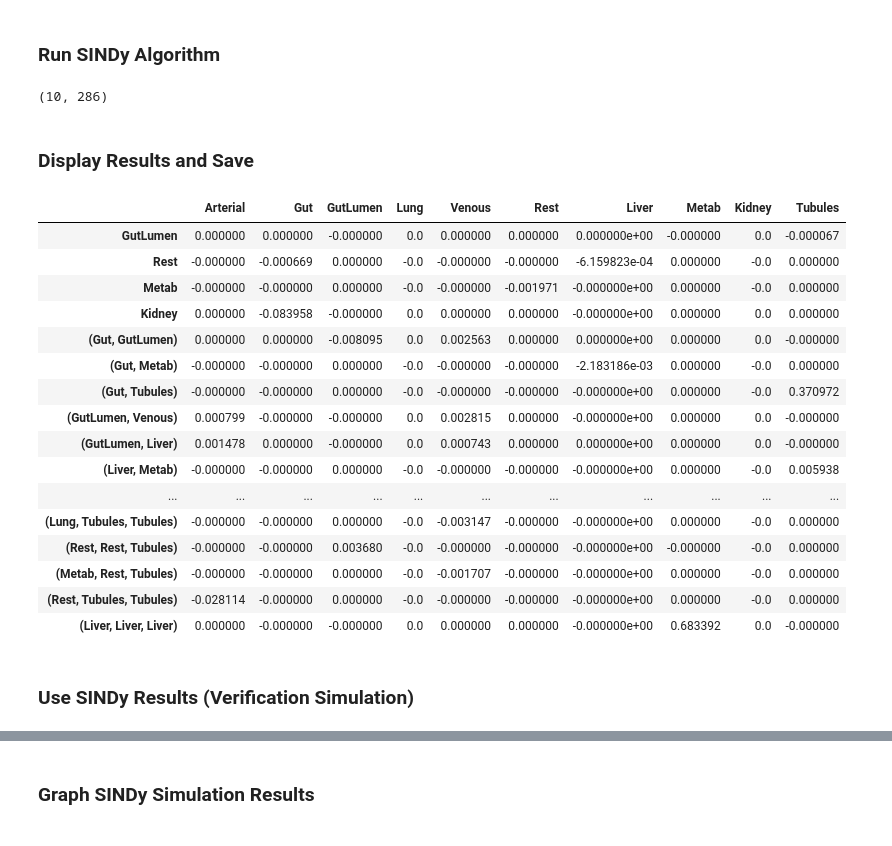
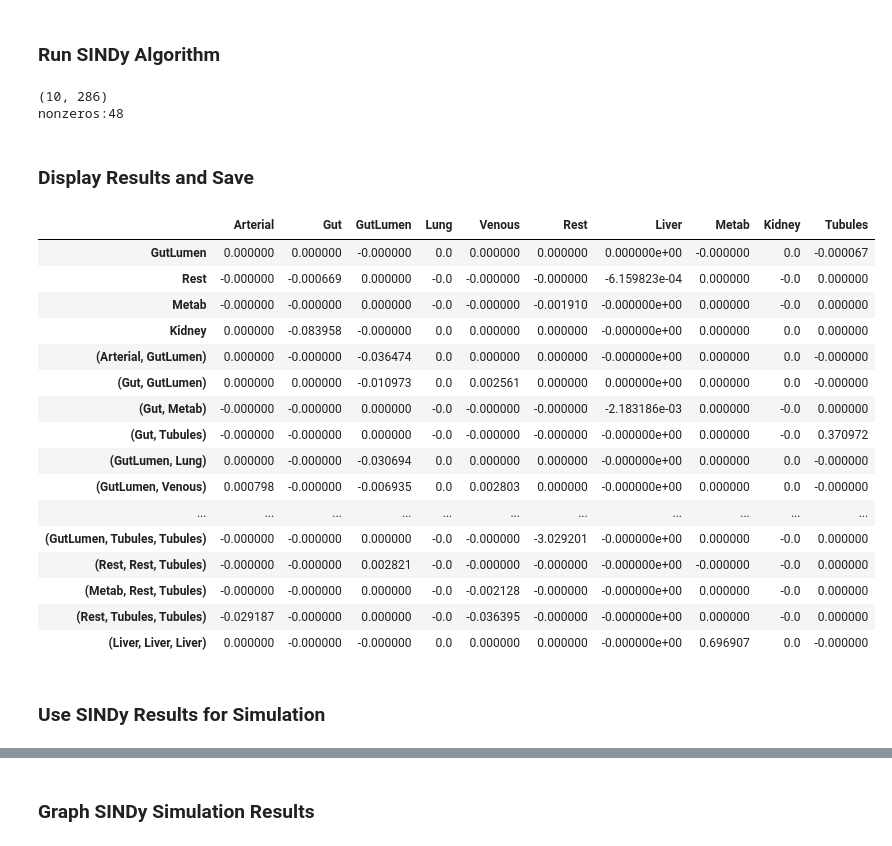
Before and after one commit to johnhainline/sparsedynamics, a Jupyter notebook: python_implementation/simbio-model.ipynb, the cells around one changed output, grey strips where cells are left out. Drawn from its saved outputs; the diff is of its cells as text; code cells hidden in the pictures.

```diff
--- a/python_implementation/simbio-model.ipynb
+++ b/python_implementation/simbio-model.ipynb
@@ -121,35 +127,37 @@ Theta = pd.DataFrame()
 Theta = poolData(xdf, nVars, polyorder, usesine)
 
 # run SINDy
-xdf_hat = sparsifyDynamics(Theta, xdf_dot, lam)
+xdf_hat = sparsifyDynamics(Theta, xdf_dot, lam, 100000)
 xdf_hat = xdf_hat.set_index(dot_labels)
 print(xdf_hat.shape)
+print('nonzeros:' + str(np.count_nonzero(xdf_hat)))
 # %% [output]
 (10, 286)
+nonzeros:48
 # %% [markdown]
 ### Display Results and Save
 # %%
 # Save to csv
 xdf_hat.to_csv('../models/data/dynamics.csv')
-# Display results except rows that have all zeros
-xdf_hat.T.loc[(xdf_hat.T!=0).any(axis=1)]
+# Display results except rows/cols that have all zeros
+xdf_hat.T.loc[np.logical_and((xdf_hat.T!=0).any(axis=1), (xdf_hat!=0).any(axis=0))]
 # %% [output]
 |  | Arterial | Gut | GutLumen | Lung | Venous | Rest | Liver | Metab | Kidney | Tubules |
 | GutLumen | 0.000000 | 0.000000 | -0.000000 | 0.0 | 0.000000 | 0.000000 | 0.000000e+00 | -0.000000 | 0.0 | -0.000067 |
 | Rest | -0.000000 | -0.000669 | 0.000000 | -0.0 | -0.000000 | -0.000000 | -6.159823e-04 | 0.000000 | -0.0 | 0.000000 |
-| Metab | -0.000000 | -0.000000 | 0.000000 | -0.0 | -0.000000 | -0.001971 | -0.000000e+00 | 0.000000 | -0.0 | 0.000000 |
+| Metab | -0.000000 | -0.000000 | 0.000000 | -0.0 | -0.000000 | -0.001910 | -0.000000e+00 | 0.000000 | -0.0 | 0.000000 |
 | Kidney | 0.000000 | -0.083958 | -0.000000 | 0.0 | 0.000000 | 0.000000 | -0.000000e+00 | 0.000000 | 0.0 | 0.000000 |
-| (Gut, GutLumen) | 0.000000 | 0.000000 | -0.008095 | 0.0 | 0.002563 | 0.000000 | 0.000000e+00 | 0.000000 | 0.0 | -0.000000 |
+| (Arterial, GutLumen) | 0.000000 | -0.000000 | -0.036474 | 0.0 | 0.000000 | 0.000000 | -0.000000e+00 | 0.000000 | 0.0 | -0.000000 |
+| (Gut, GutLumen) | 0.000000 | 0.000000 | -0.010973 | 0.0 | 0.002561 | 0.000000 | 0.000000e+00 | 0.000000 | 0.0 | -0.000000 |
 | (Gut, Metab) | -0.000000 | -0.000000 | 0.000000 | -0.0 | -0.000000 | -0.000000 | -2.183186e-03 | 0.000000 | -0.0 | 0.000000 |
 | (Gut, Tubules) | -0.000000 | -0.000000 | 0.000000 | -0.0 | -0.000000 | -0.000000 | -0.000000e+00 | 0.000000 | -0.0 | 0.370972 |
-| (GutLumen, Venous) | 0.000799 | -0.000000 | -0.000000 | 0.0 | 0.002815 | 0.000000 | -0.000000e+00 | 0.000000 | 0.0 | -0.000000 |
-| (GutLumen, Liver) | 0.001478 | 0.000000 | -0.000000 | 0.0 | 0.000743 | 0.000000 | 0.000000e+00 | 0.000000 | 0.0 | -0.000000 |
-| (Liver, Metab) | -0.000000 | -0.000000 | 0.000000 | -0.0 | -0.000000 | -0.000000 | -0.000000e+00 | 0.000000 | -0.0 | 0.005938 |
+| (GutLumen, Lung) | 0.000000 | -0.000000 | -0.030694 | 0.0 | 0.000000 | 0.000000 | -0.000000e+00 | 0.000000 | 0.0 | -0.000000 |
+| (GutLumen, Venous) | 0.000798 | -0.000000 | -0.006935 | 0.0 | 0.002803 | 0.000000 | -0.000000e+00 | 0.000000 | 0.0 | -0.000000 |
 | ... | ... | ... | ... | ... | ... | ... | ... | ... | ... | ... |
-| (Lung, Tubules, Tubules) | -0.000000 | -0.000000 | 0.000000 | -0.0 | -0.003147 | -0.000000 | -0.000000e+00 | 0.000000 | -0.0 | 0.000000 |
-| (Rest, Rest, Tubules) | -0.000000 | -0.000000 | 0.003680 | -0.0 | -0.000000 | -0.000000 | -0.000000e+00 | -0.000000 | -0.0 | 0.000000 |
-| (Metab, Rest, Tubules) | -0.000000 | -0.000000 | 0.000000 | -0.0 | -0.001707 | -0.000000 | -0.000000e+00 | 0.000000 | -0.0 | 0.000000 |
-| (Rest, Tubules, Tubules) | -0.028114 | -0.000000 | 0.000000 | -0.0 | -0.000000 | -0.000000 | -0.000000e+00 | 0.000000 | -0.0 | 0.000000 |
-| (Liver, Liver, Liver) | 0.000000 | -0.000000 | -0.000000 | 0.0 | 0.000000 | 0.000000 | -0.000000e+00 | 0.683392 | 0.0 | -0.000000 |
+| (GutLumen, Tubules, Tubules) | -0.000000 | -0.000000 | 0.000000 | -0.0 | -0.000000 | -3.029201 | -0.000000e+00 | 0.000000 | -0.0 | 0.000000 |
+| (Rest, Rest, Tubules) | -0.000000 | -0.000000 | 0.002821 | -0.0 | -0.000000 | -0.000000 | -0.000000e+00 | -0.000000 | -0.0 | 0.000000 |
+| (Metab, Rest, Tubules) | -0.000000 | -0.000000 | 0.000000 | -0.0 | -0.002128 | -0.000000 | -0.000000e+00 | 0.000000 | -0.0 | 0.000000 |
+| (Rest, Tubules, Tubules) | -0.029187 | -0.000000 | 0.000000 | -0.0 | -0.036395 | -0.000000 | -0.000000e+00 | 0.000000 | -0.0 | 0.000000 |
+| (Liver, Liver, Liver) | 0.000000 | -0.000000 | -0.000000 | 0.0 | 0.000000 | 0.000000 | -0.000000e+00 | 0.696907 | 0.0 | -0.000000 |
 # %% [markdown]
-### Use SINDy Results (Verification Simulation)
+### Use SINDy Results for Simulation
```
Also changed, not shown: parts of 15 cells of this notebook, 27 other files.
